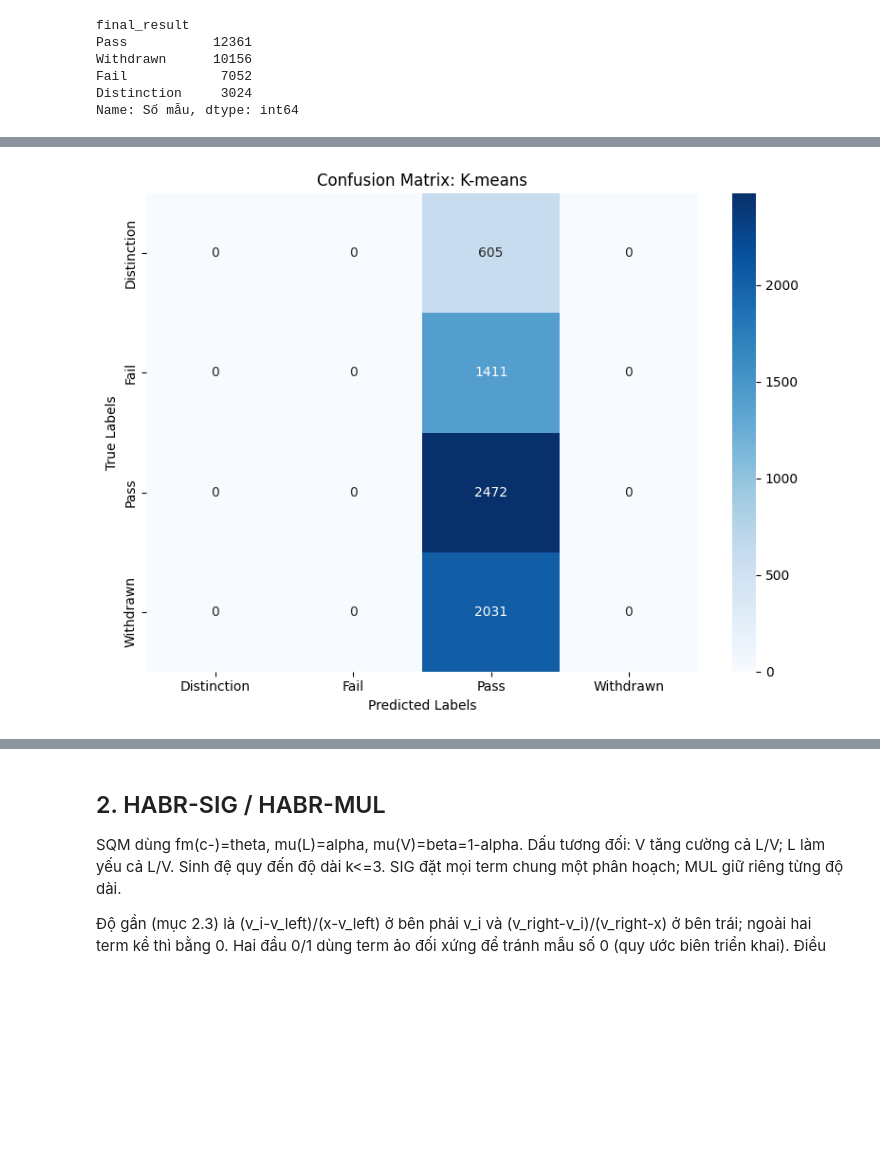
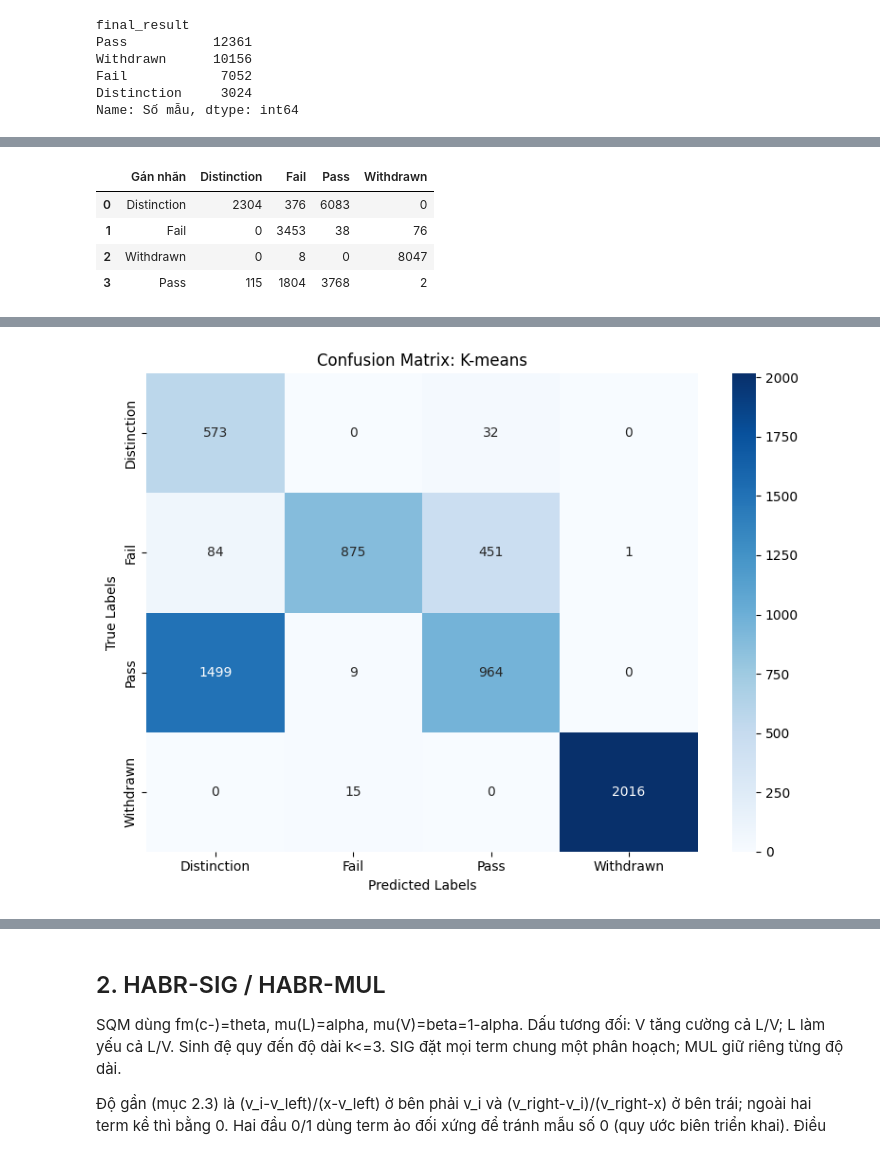
Before and after one commit to PhanDangVu/oulad_processed_final, a Jupyter notebook: hedge_algebra_modeling.ipynb, the cells around one changed output, grey strips where cells are left out. Drawn from its saved outputs; the diff is of its cells as text; code cells hidden in the pictures; blank space fills up the shorter version.

Commit message:
fix ha-fcm method not recognize Distinction and Fail

```diff
--- a/hedge_algebra_modeling.ipynb
+++ b/hedge_algebra_modeling.ipynb
@@ -107,4 +110,12 @@ HA-FCM dùng k=2, các khoảng theo thứ tự VF, MF, PF, LF, LT, PT, MT, VT.
 # %%
+from scipy.optimize import linear_sum_assignment
+
+# Giữ cùng không gian số cho K-means, FCM và HA-FCM.
+cluster_cols = num_cols.copy()
+Z_fit, Z_val = A_fit[:, :len(cluster_cols)], A_val[:, :len(cluster_cols)]
+Z_train, Z_test = A_train[:, :len(cluster_cols)], A_test[:, :len(cluster_cols)]
+
+
 class FuzzyCMeans:
     def __init__(self, n_clusters, m=2., ha=False, w=.5, mu=None):
         self.n_clusters, self.m, self.ha, self.w = n_clusters, m, ha, w
@@ -113,8 +124,15 @@ class FuzzyCMeans:
         assert m > 1 and 0 < w < 1 and np.all(self.mu > 0)
         L, P, M, V = self.mu
         self.widths = np.array([V*w, M*w, P*w, L*w,
-                               L*(1-w), P*(1-w), M*(1-w), V*(1-w)])
+                                L*(1-w), P*(1-w), M*(1-w), V*(1-w)])
         self.edges = np.cumsum(self.widths)
+
+    @staticmethod
+    def cluster_radii(X, centers, assignment):
+        distances = cdist(X, centers)
+        return np.array([distances[assignment == j, j].max()
+                         if np.any(assignment == j) else distances[:, j].max()
+                         for j in range(len(centers))])
 
     def memberships(self, X, centers, radii):
         d = cdist(X, centers)
@@ -134,23 +152,26 @@ class FuzzyCMeans:
         return u
 
     def fit(self, X):
-        centers = KMeans(self.n_clusters, n_init=10, random_state=SEED).fit(X).cluster_centers_
+        initial = KMeans(self.n_clusters, n_init=10, random_state=SEED).fit(X)
+        centers = initial.cluster_centers_
+        assignment = initial.labels_
         for iteration in range(MAX_ITER):
-            radii = cdist(X, centers).max(axis=0)
+            radii = self.cluster_radii(X, centers, assignment)
             u = self.memberships(X, centers, radii)
             weights = u ** self.m
             if self.ha:
-                weights *= u > self.w
+                weights *= u >= self.w
             mass = weights.sum(axis=0)
             new = centers.copy()
             valid = mass > 1e-12
             new[valid] = (weights[:, valid].T @ X) / mass[valid, None]
             movement = np.linalg.norm(new - centers, axis=1).max()
             centers = new
+            assignment = u.argmax(axis=1)
             if movement < TOL:
                 break
         self.centers_ = centers
-        self.radii_ = cdist(X, centers).max(axis=0)
+        self.radii_ = self.cluster_radii(X, centers, assignment)
         self.n_iter_ = iteration + 1
         return self
 
@@ -159,31 +180,41 @@ class FuzzyCMeans:
 
 
 def cluster_map(model, data, truth):
+    """One-to-one cluster-to-class alignment using only labeled training data."""
+    if model.n_clusters != len(labels):
+        raise ValueError('Phép ghép một-một yêu cầu số cụm bằng số lớp.')
     cluster = model.predict(data)
-    default = np.bincount(truth, minlength=len(labels)).argmax()
-    return np.array([np.bincount(truth[cluster == j], minlength=len(labels)).argmax()
-                     if np.any(cluster == j) else default for j in labels])
+    counts = np.array([np.bincount(truth[cluster == j], minlength=len(labels))
+                       for j in range(model.n_clusters)])
+    recall_contribution = counts / np.maximum(counts.sum(axis=0), 1)[None, :]
+    row, col = linear_sum_assignment(-recall_contribution)
+    mapping = np.empty(model.n_clusters, dtype=int)
+    mapping[row] = col
+    return mapping
 
 
 def decode_ha(chromosome):
     return dict(m=chromosome[5], ha=True, w=chromosome[0], mu=chromosome[1:5])
 
-# GA: chọn lọc elitism, lai arithmetic và đột biến; mọi ràng buộc được bảo toàn.
+
+# GA giữ tham số HA-FCM của bài báo; fitness là macro F1 trên validation.
 low = np.array([.2, .05, .05, .05, .05, 1.4])
 high = np.array([.8, 1., 1., 1., 1., 3.])
 population = rng.uniform(low, high, size=(GA_POP, 6))
 population[0] = [.5, .25, .25, .25, .25, 2.]
 ha_history = []
+best_ha_score = -np.inf
 for generation in range(GA_GEN):
     fitness = []
     for genes in population:
-        model = FuzzyCMeans(len(labels), **decode_ha(genes)).fit(A_fit)
-        mapping = cluster_map(model, A_fit, y[fit_idx])
-        fitness.append(accuracy_score(y[val_idx], mapping[model.predict(A_val)]))
+        model = FuzzyCMeans(len(labels), **decode_ha(genes)).fit(Z_fit)
+        mapping = cluster_map(model, Z_fit, y[fit_idx])
+        pred = mapping[model.predict(Z_val)]
+        fitness.append(f1_score(y[val_idx], pred, average='macro', zero_division=0))
     order = np.argsort(fitness)[::-1]
     elite = population[order[:max(2, GA_POP//3)]]
     ha_history.append(max(fitness))
-    if generation == 0 or max(fitness) > best_ha_score:
+    if max(fitness) > best_ha_score:
         best_ha_score = max(fitness)
         best_ha_genes = population[order[0]].copy()
     children = [elite[0].copy()]
@@ -194,7 +225,7 @@ for generation in range(GA_GEN):
         child += rng.normal(0, .08, 6) * (high-low) * (rng.random(6) < .3)
         children.append(np.clip(child, low, high))
     population = np.array(children)
-    print(f'GA {generation+1}/{GA_GEN}: validation accuracy={best_ha_score:.4f}')
+    print(f'GA {generation+1}/{GA_GEN}: validation macro F1={best_ha_score:.4f}')
 
 cluster_models = {
     'K-means': KMeans(len(labels), n_init=10, random_state=SEED),
@@ -202,8 +233,17 @@ cluster_models = {
     'HA-FCM': FuzzyCMeans(len(labels), **decode_ha(best_ha_genes))
 }
 for name, model in cluster_models.items():
-    model.fit(A_train)
-    mapping = cluster_map(model, A_train, y[train_idx])
-    evaluate(name, mapping[model.predict(A_test)])
-print('HA-FCM đã chọn:', decode_ha(best_ha_genes), '| validation accuracy:', best_ha_score)
+    model.fit(Z_train)
+    mapping = cluster_map(model, Z_train, y[train_idx])
+    train_clusters = model.predict(Z_train)
+    counts = np.array([np.bincount(y[train_idx][train_clusters == j], minlength=len(labels))
+                       for j in range(len(labels))])
+    table = pd.DataFrame(counts, columns=target_names)
+    table.insert(0, 'Gán nhãn', target_names[mapping])
+    print(f'\n{name}: thành phần các cụm trên train')
+    display(table)
+    pred = mapping[model.predict(Z_test)]
+    print('Số dự đoán theo lớp:', dict(zip(target_names, np.bincount(pred, minlength=len(labels)))))
+    evaluate(name, pred)
+print('HA-FCM đã chọn:', decode_ha(best_ha_genes), '| validation macro F1:', best_ha_score)
 # %% [output]
@@ -229,0 +260,5 @@ weighted avg       0.14      0.38      0.21      6519
+|  | Gán nhãn | Distinction | Fail | Pass | Withdrawn |
+| 0 | Distinction | 2304 | 376 | 6083 | 0 |
+| 1 | Fail | 0 | 3453 | 38 | 76 |
+| 2 | Withdrawn | 0 | 8 | 0 | 8047 |
+| 3 | Pass | 115 | 1804 | 3768 | 2 |
@@ -230 +278 @@ weighted avg       0.14      0.38      0.21      6519
-[figure, old version]
+[figure, new version]
```
Also changed, not shown: parts of 3 cells of this notebook.
